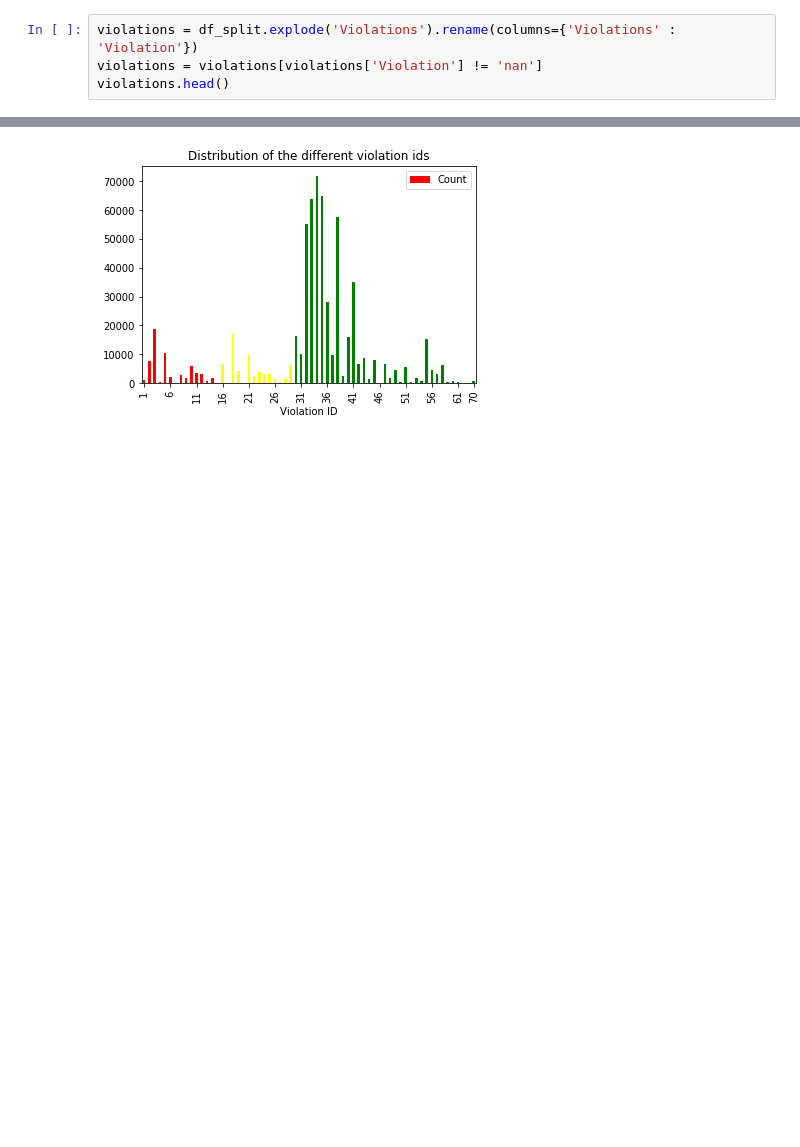
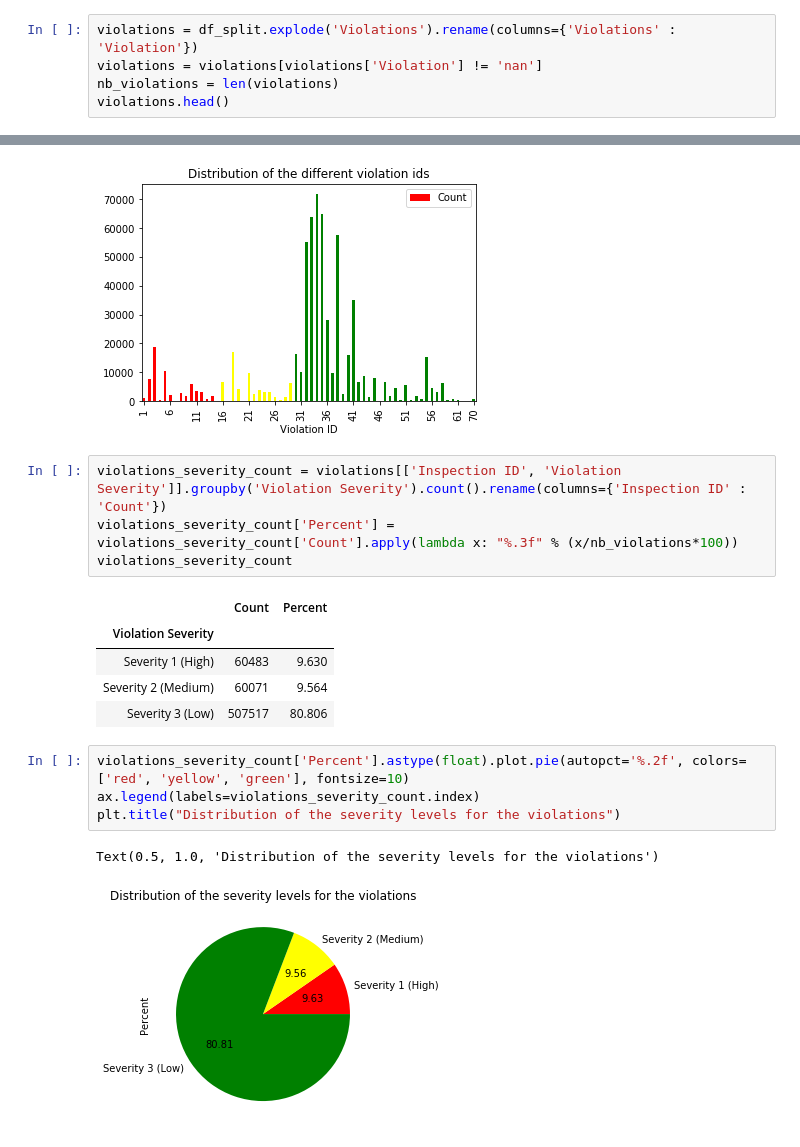
Before and after one commit to VodopaDev/CS401-Chicago-Crime-Analysis, a Jupyter notebook: violations.ipynb, the cells around one changed output, grey strips where cells are left out. Drawn from its saved outputs; the diff is of its cells as text; blank space fills up the shorter version.

```diff
--- a/violations.ipynb
+++ b/violations.ipynb
@@ -34,6 +30,7 @@ df_split.head(3)
 # %%
 violations = df_split.explode('Violations').rename(columns={'Violations' : 'Violation'})
 violations = violations[violations['Violation'] != 'nan']
+nb_violations = len(violations)
 violations.head()
 # %% [output]
 |  | Inspection ID | DBA Name | AKA Name | License # | Facility Type | Risk | Address | City | State | ... |
@@ -111,3 +117,20 @@ for i in range(len(xticks)):
 xticks[-1].set_visible(True)
 # %% [output]
 [figure]
+# %%
+violations_severity_count = violations[['Inspection ID', 'Violation Severity']].groupby('Violation Severity').count().rename(columns={'Inspection ID' : 'Count'})
+violations_severity_count['Percent'] = violations_severity_count['Count'].apply(lambda x: "%.3f" % (x/nb_violations*100))
+violations_severity_count
+# %% [output]
+|  | Count | Percent |
+| Violation Severity |  |  |
+| Severity 1 (High) | 60483 | 9.630 |
+| Severity 2 (Medium) | 60071 | 9.564 |
+| Severity 3 (Low) | 507517 | 80.806 |
+# %%
+violations_severity_count['Percent'].astype(float).plot.pie(autopct='%.2f', colors=['red', 'yellow', 'green'], fontsize=10)
+ax.legend(labels=violations_severity_count.index)
+plt.title("Distribution of the severity levels for the violations")
+# %% [output]
+Text(0.5, 1.0, 'Distribution of the severity levels for the violations')
+[figure, added]
```
Also changed, not shown: parts of 6 cells of this notebook.
